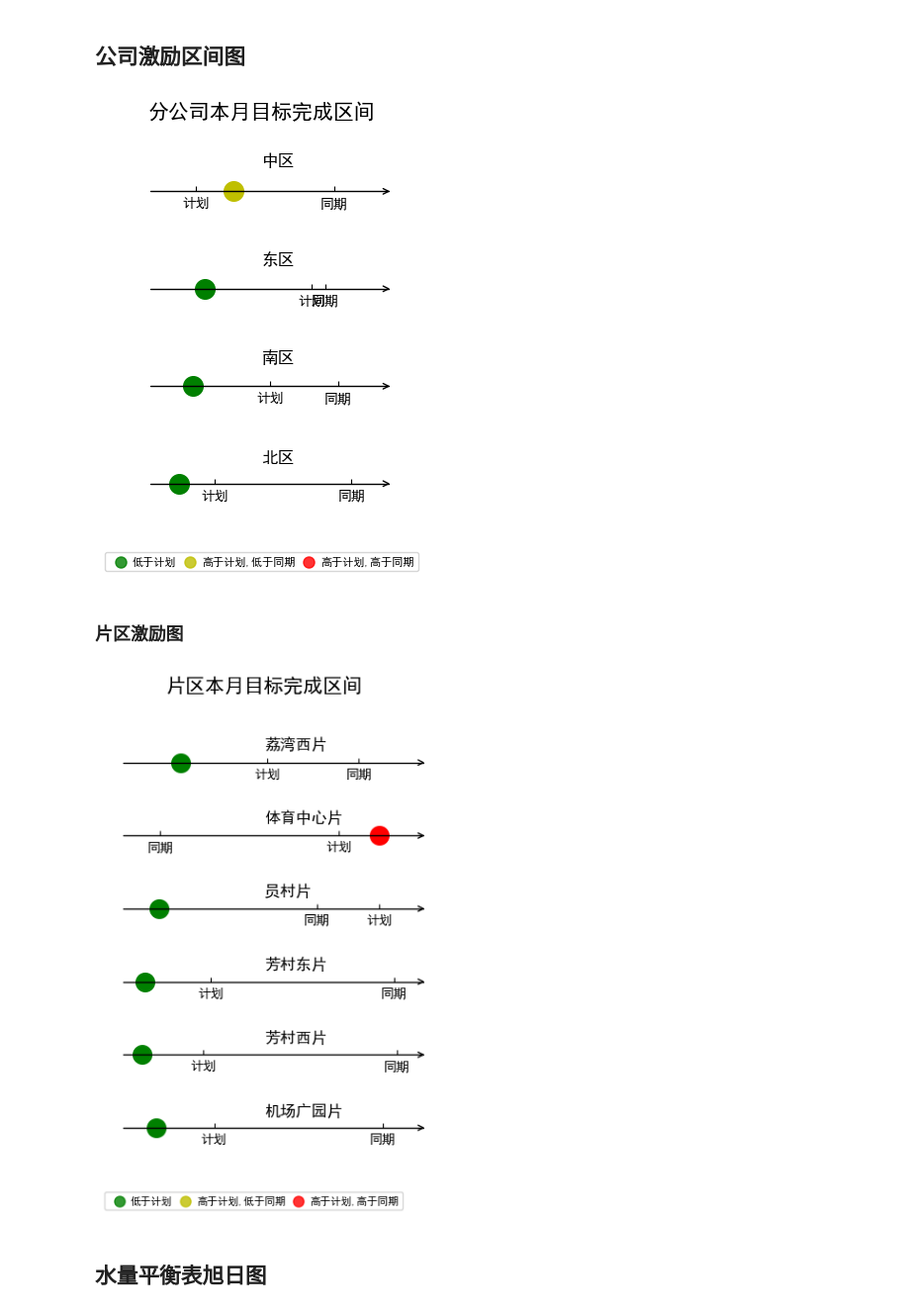
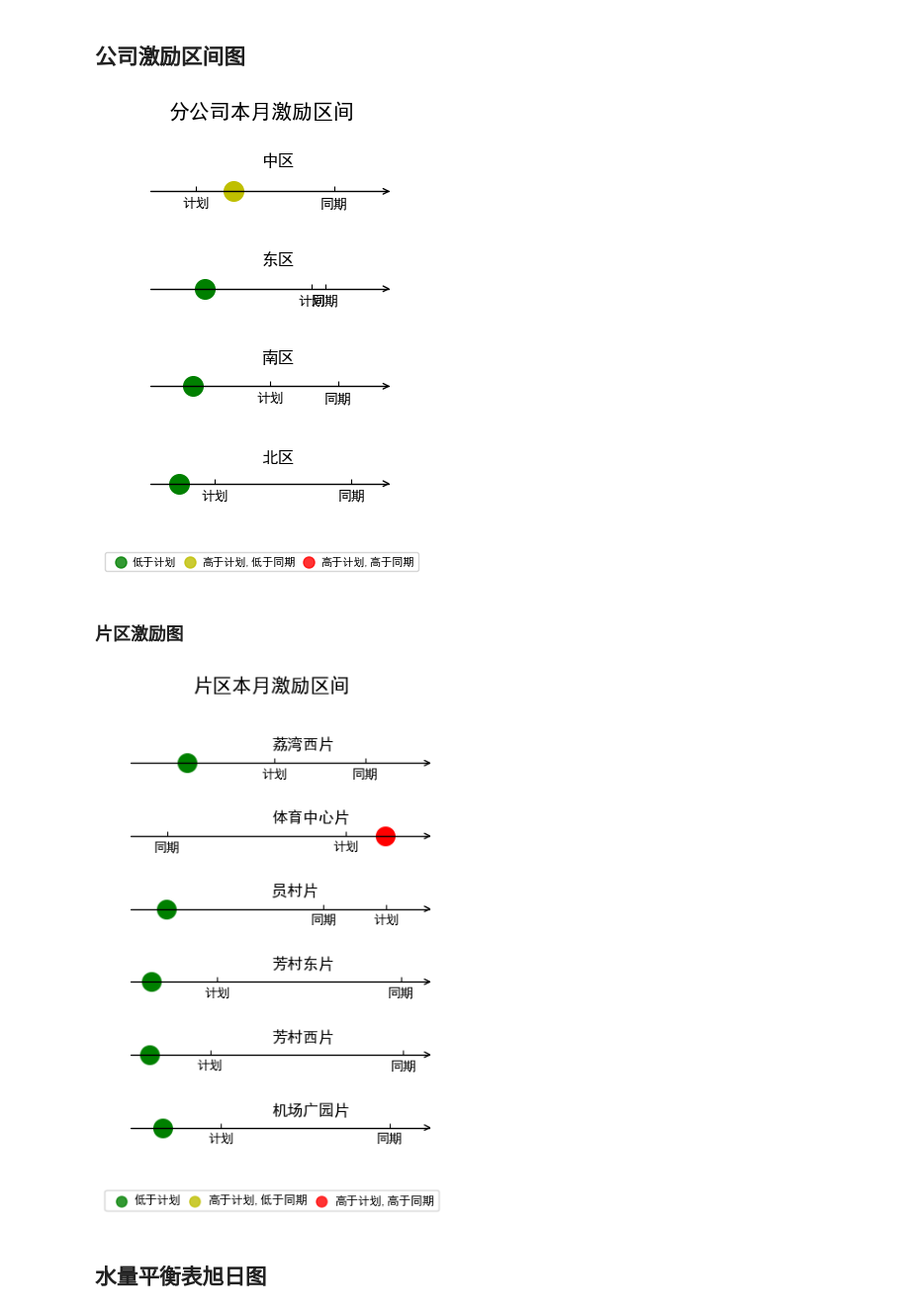
Before and after one commit to jayaston/mypyworks, a Jupyter notebook: jupyter文件/月度产销差漏损率分析报告图表.ipynb, the cells around one changed output. Shown at 99% size. Drawn from its saved outputs; the diff is of its cells as text; code cells hidden in the pictures.

```diff
--- a/jupyter文件/月度产销差漏损率分析报告图表.ipynb
+++ b/jupyter文件/月度产销差漏损率分析报告图表.ipynb
@@ -290,11 +290,11 @@ for col,explain in zip(['g', 'y', 'r'],['低于计划', '高于计划,低于同
                 label=explain)
 fig.legend(loc="center", bbox_to_anchor=(0.50,0.05),ncol=3,labelspacing=0.1,columnspacing=0.2,handletextpad=0.1,markerscale=0.8,prop = {'size':8})
 #plt.legend(scatterpoints=1, frameon=False, labelspacing=1, title='City Area')
-fig.suptitle("分公司本月目标完成区间",fontsize=15)
+fig.suptitle("分公司本月激励区间",fontsize=15)
 #fig.tight_layout()
 plt.savefig(r'c:\Users\XieJie\Desktop\分公司累计本月激励奖励区间.svg')
 # %% [output]
-[figure, old version]
+[figure, new version]
 # %% [markdown]
 ### 片区激励图
 # %%
@@ -322,36 +322,36 @@ for i in range(6):
 
 import mpl_toolkits.axisartist as axisartist
 fig = plt.figure(figsize=(4,6),dpi=100)
 
 ax1 = axisartist.Subplot(fig, 611)
 ax2 = axisartist.Subplot(fig, 612)
 ax3 = axisartist.Subplot(fig, 613)
 ax4 = axisartist.Subplot(fig, 614)
 ax5 = axisartist.Subplot(fig, 615)
 ax6 = axisartist.Subplot(fig, 616)
 
 axes = [ax1,ax2,ax3,ax4,ax5,ax6]
 
 for a,i in zip(axes,range(6)):
     fig.add_axes(a)
     fig.text(0.5,0.85-0.13*i,pianqu[i],fontsize=12)
     a.axis[:].set_visible(False)
     a.axis["x"] = a.new_floating_axis(0,0)
     a.axis["x"].set_axisline_style("->", size = 1.0),
     a.scatter(x=shiji[i],y=0,s=200,c=col[i])
     a.set(xticks=[jihua[i],tongqi[i]],
       xticklabels=['计划','同期'],
       xlim=[min(shiji[i],jihua[i],tongqi[i])-0.01,max(shiji[i],jihua[i],tongqi[i])+0.01])
 
 for col,explain in zip(['g', 'y', 'r'],['低于计划', '高于计划,低于同期','高于计划,高于同期']):
     ax1.scatter([], [], c=col, alpha=0.8,s=100,
                 label=explain)
-fig.legend(loc="center", bbox_to_anchor=(0.47,0.05),ncol=3,labelspacing=0.1,columnspacing=0.2,handletextpad=0.1,markerscale=0.8,prop = {'size':8})
+fig.legend(loc="center", bbox_to_anchor=(0.50,0.05),ncol=3,labelspacing=0.1,columnspacing=0.2,handletextpad=0.1,markerscale=0.8,prop = {'size':9})
 
-fig.suptitle("片区本月目标完成区间",fontsize=15)
+fig.suptitle("片区本月激励区间",fontsize=15)
 plt.savefig(r'c:\Users\XieJie\Desktop\片区累计本月激励奖励区间.svg')
 # %% [output]
-[figure, old version]
+[figure, new version]
 # %% [markdown]
 ## 水量平衡表旭日图
 # %%
```
Also changed, not shown: parts of 4 cells of this notebook, 7 other files.
